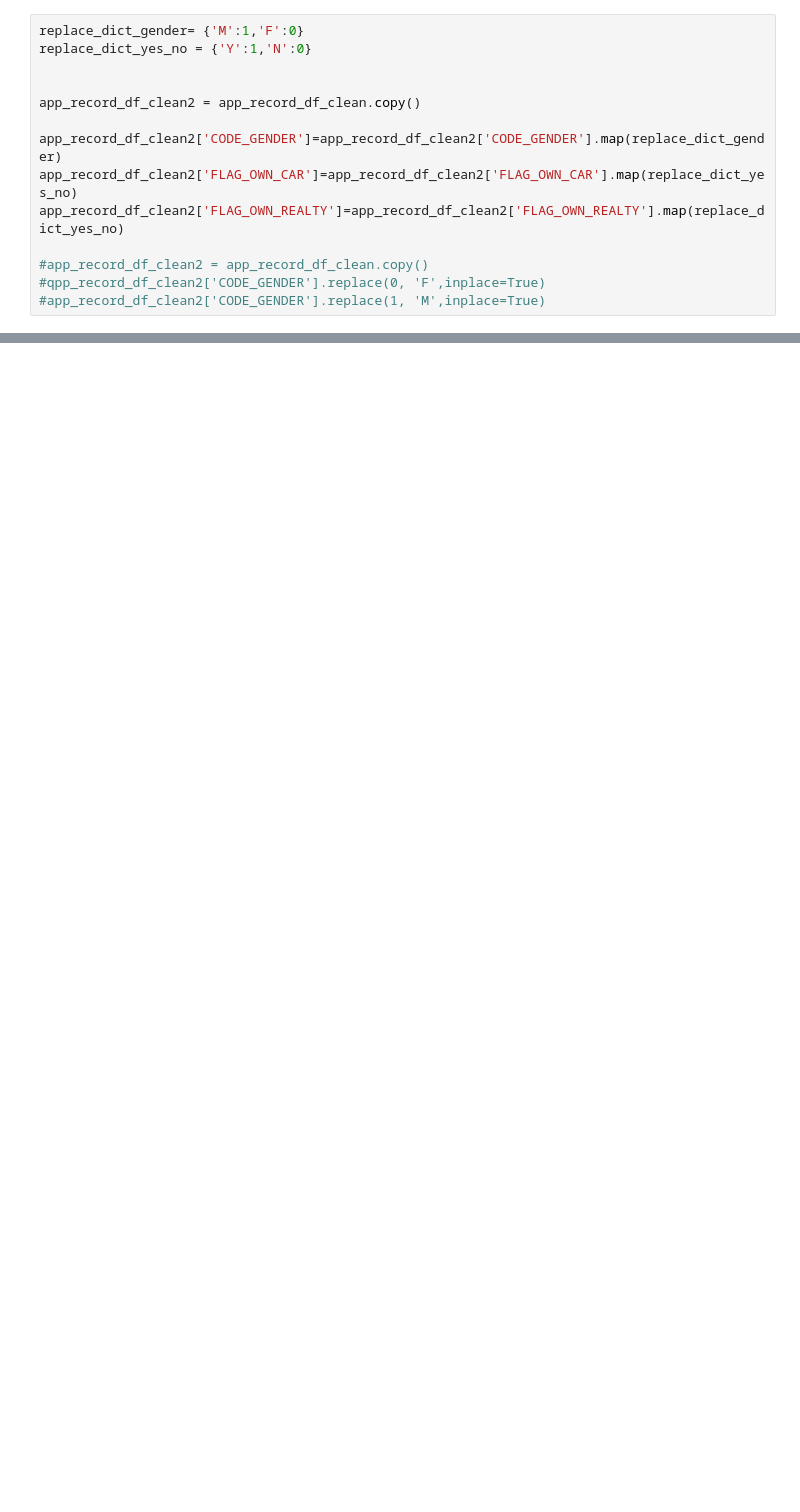
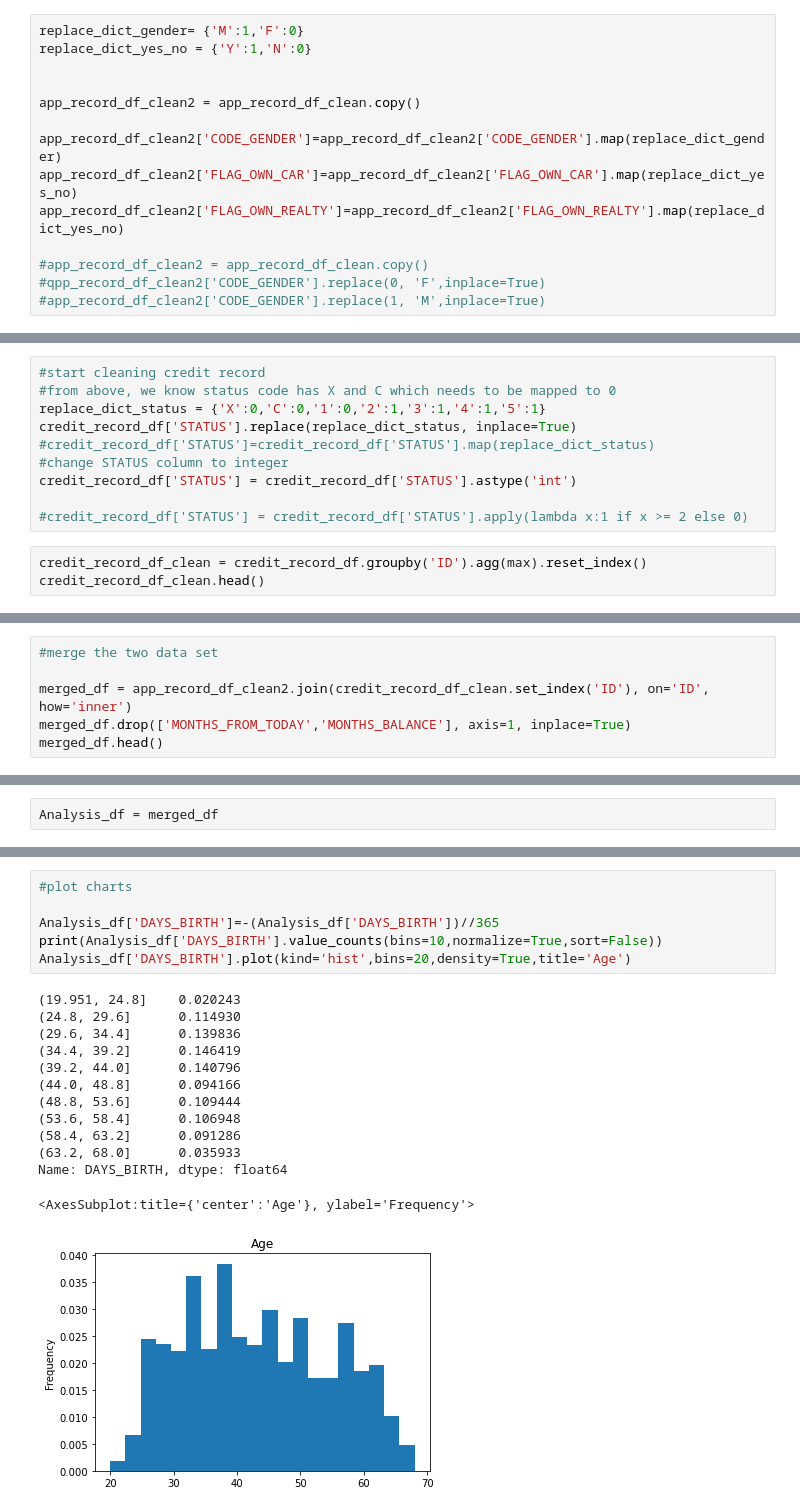
Before and after one commit to scottieyukc/UCDPA_SCOTTIEYU, a Jupyter notebook: Project.ipynb, the cells around one changed output, grey strips where cells are left out. Drawn from its saved outputs; the diff is of its cells as text; blank space fills up the shorter version.

```diff
--- a/Project.ipynb
+++ b/Project.ipynb
@@ -208,0 +305,13 @@ app_record_df_clean2.head()
+# %%
+#start cleaning credit record
+#from above, we know status code has X and C which needs to be mapped to 0
+replace_dict_status = {'X':0,'C':0,'1':0,'2':1,'3':1,'4':1,'5':1}
+credit_record_df['STATUS'].replace(replace_dict_status, inplace=True)
+#credit_record_df['STATUS']=credit_record_df['STATUS'].map(replace_dict_status)
+#change STATUS column to integer
+credit_record_df['STATUS'] = credit_record_df['STATUS'].astype('int')
+
+#credit_record_df['STATUS'] = credit_record_df['STATUS'].apply(lambda x:1 if x >= 2 else 0)
+# %%
+credit_record_df_clean = credit_record_df.groupby('ID').agg(max).reset_index()
+credit_record_df_clean.head()
@@ -208,0 +335,6 @@ app_record_df_clean2.head()
+# %%
+#merge the two data set
+
+merged_df = app_record_df_clean2.join(credit_record_df_clean.set_index('ID'), on='ID', how='inner')
+merged_df.drop(['MONTHS_FROM_TODAY','MONTHS_BALANCE'], axis=1, inplace=True)
+merged_df.head()
@@ -208,0 +368,2 @@ app_record_df_clean2.head()
+# %%
+Analysis_df = merged_df
@@ -208,0 +378,20 @@ app_record_df_clean2.head()
+# %%
+#plot charts
+
+Analysis_df['DAYS_BIRTH']=-(Analysis_df['DAYS_BIRTH'])//365
+print(Analysis_df['DAYS_BIRTH'].value_counts(bins=10,normalize=True,sort=False))
+Analysis_df['DAYS_BIRTH'].plot(kind='hist',bins=20,density=True,title='Age')
+# %% [output]
+(19.951, 24.8]    0.020243
+(24.8, 29.6]      0.114930
+(29.6, 34.4]      0.139836
+(34.4, 39.2]      0.146419
+(39.2, 44.0]      0.140796
+(44.0, 48.8]      0.094166
+(48.8, 53.6]      0.109444
+(53.6, 58.4]      0.106948
+(58.4, 63.2]      0.091286
+(63.2, 68.0]      0.035933
+Name: DAYS_BIRTH, dtype: float64
+<AxesSubplot:title={'center':'Age'}, ylabel='Frequency'>
+[figure, added]
```
Also changed, not shown: parts of 42 cells of this notebook.
